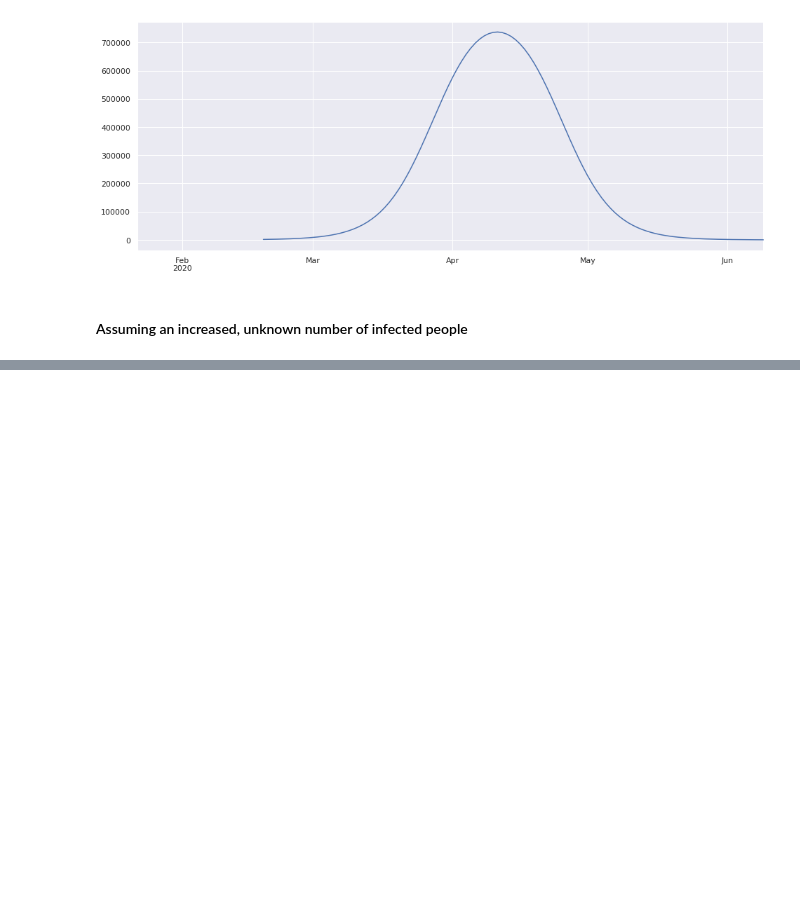
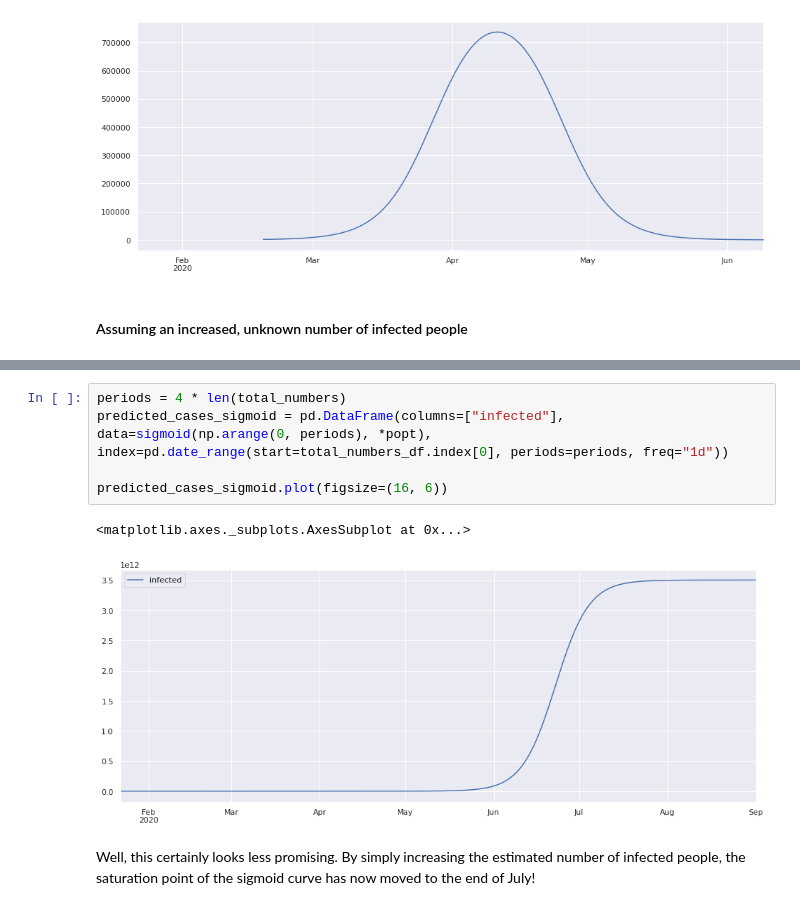
Before and after one commit to thomasniebler/covid, a Jupyter notebook: corona_fit.ipynb, the cells around one changed output, grey strips where cells are left out. Drawn from its saved outputs; the diff is of its cells as text; blank space fills up the shorter version.

```diff
--- a/corona_fit.ipynb
+++ b/corona_fit.ipynb
@@ -167,0 +185,11 @@ RuntimeError: Optimal parameters not found: Number of calls to function has reac
+# %%
+periods = 4 * len(total_numbers)
+predicted_cases_sigmoid = pd.DataFrame(columns=["infected"], data=sigmoid(np.arange(0, periods), *popt), index=pd.date_range(start=total_numbers_df.index[0], periods=periods, freq="1d"))
+
+predicted_cases_sigmoid.plot(figsize=(16, 6))
+# %% [output]
+<matplotlib.axes._subplots.AxesSubplot at 0x...>
+[figure, added]
+# %% [markdown]
+Well, this certainly looks less promising.
+By simply increasing the estimated number of infected people, the saturation point of the sigmoid curve has now moved to the end of July!
```
Also changed, not shown: parts of 15 cells of this notebook.
